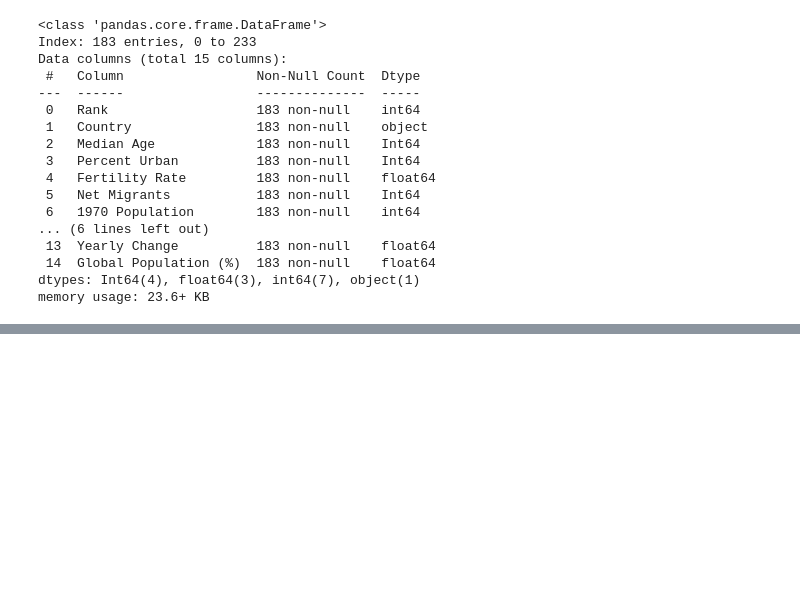
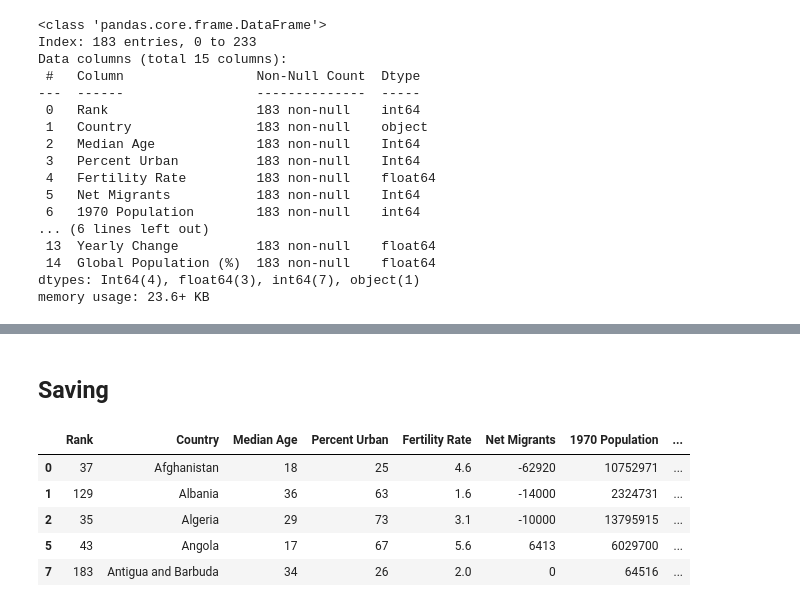
Before and after one commit to 99btyler/global-population-dashboard, a Jupyter notebook: src/data/data-cleaning.ipynb, the cells around one changed output, grey strips where cells are left out. Saved outputs shown, nothing was run; the diff lists cells and outputs as text; code cells hidden in the pictures; blank space fills up the shorter version.

```diff
--- a/src/data/data-cleaning.ipynb
+++ b/src/data/data-cleaning.ipynb
@@ -194,0 +199,4 @@ memory usage: 23.6+ KB
+# %%
+global_population_df["Rank"] = global_population_df["2020 Population"].rank(ascending=False).astype("Int64")
+
+global_population_df[["Rank", "Country", "2020 Population"]].sort_values(by="2020 Population", ascending=False).head()
@@ -194,0 +212,4 @@ memory usage: 23.6+ KB
+# %%
+global_population_df["Net Change"] = global_population_df["2020 Population"] - global_population_df["1970 Population"]
+
+global_population_df[["1970 Population", "2020 Population", "Net Change"]].head()
@@ -194,0 +225,7 @@ memory usage: 23.6+ KB
+# %%
+global_population_df = global_population_df.rename(columns={"Yearly Change": "Average Decade Change"})
+
+decades = ["1970 Population", "1980 Population", "1990 Population", "2000 Population", "2010 Population", "2020 Population"]
+global_population_df["Average Decade Change"] = global_population_df[decades].diff(axis=1).mean(axis=1).round().astype("Int64")
+
+global_population_df[["1970 Population", "1980 Population", "1990 Population", "2000 Population", "2010 Population", "2020 Population", "Average Decade Change"]].head()
@@ -194,0 +241,7 @@ memory usage: 23.6+ KB
+# %%
+total_population = global_population_df["2020 Population"].sum()
+total_population
+
+global_population_df["Global Population (%)"] = (global_population_df["2020 Population"] / total_population) * 100
+
+global_population_df[["Rank", "Country", "Global Population (%)"]].sort_values(by="Global Population (%)", ascending=False).head()
@@ -194,0 +255,11 @@ memory usage: 23.6+ KB
+# %% [markdown]
+## Saving
+# %%
+global_population_df.head()
+# %% [output]
+|  | Rank | Country | Median Age | Percent Urban | Fertility Rate | Net Migrants | 1970 Population | ... |
+| 0 | 37 | Afghanistan | 18 | 25 | 4.6 | -62920 | 10752971 | ... |
+| 1 | 129 | Albania | 36 | 63 | 1.6 | -14000 | 2324731 | ... |
+| 2 | 35 | Algeria | 29 | 73 | 3.1 | -10000 | 13795915 | ... |
+| 5 | 43 | Angola | 17 | 67 | 5.6 | 6413 | 6029700 | ... |
+| 7 | 183 | Antigua and Barbuda | 34 | 26 | 2.0 | 0 | 64516 | ... |
```
Also changed, not shown: parts of 12 cells of this notebook, 1 other file.
